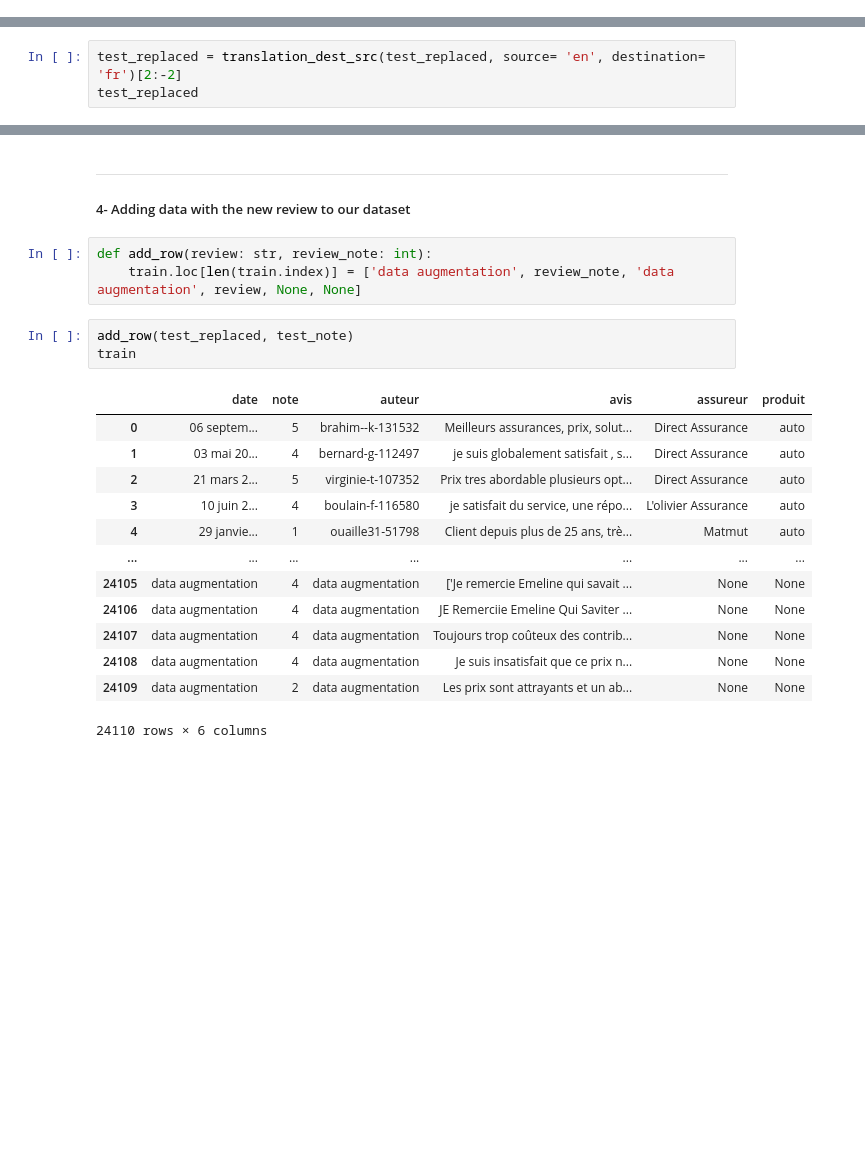
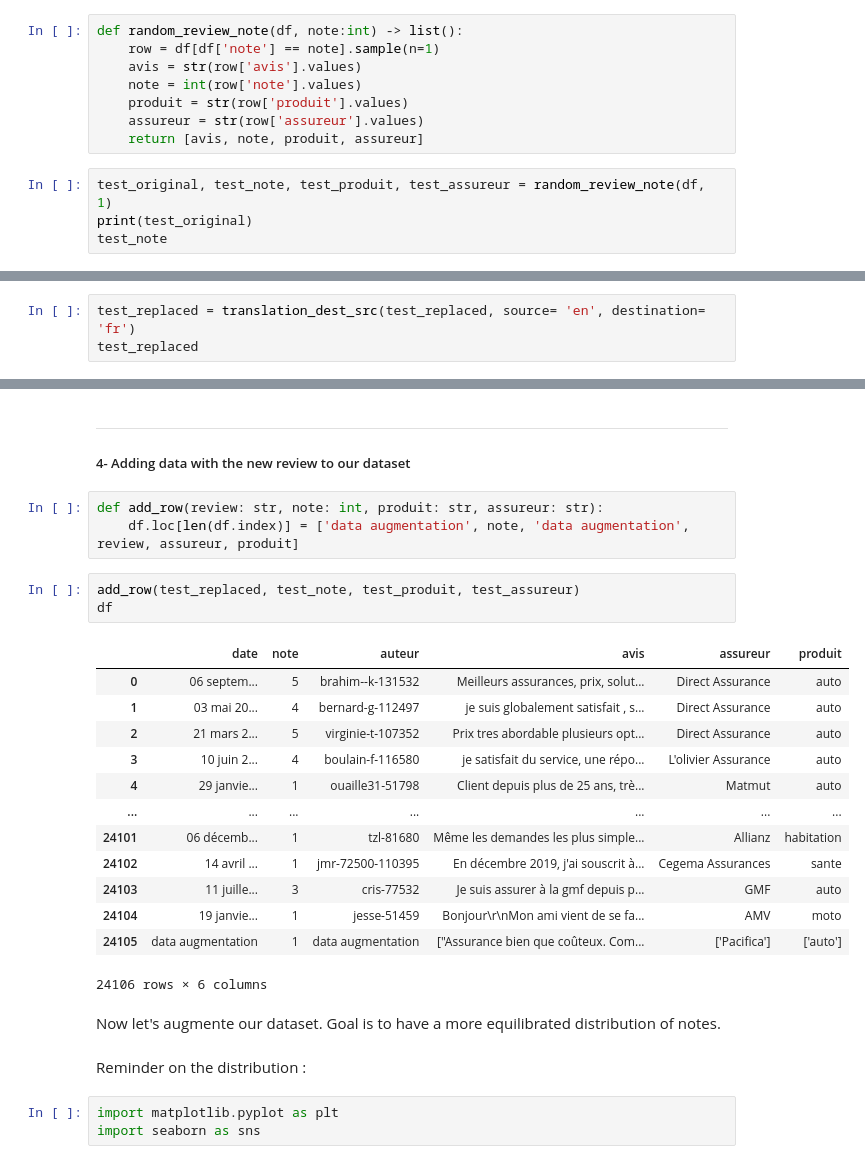
Before and after one commit to mattcln/Review_grades_classification, a Jupyter notebook: Notebooks/Data_augmentation.ipynb, the cells around one changed output, grey strips where cells are left out. Saved outputs shown, nothing was run; the diff lists cells and outputs as text; blank space fills up the shorter version.

Commit message:
First augmentation pickle

```diff
--- a/Notebooks/Data_augmentation.ipynb
+++ b/Notebooks/Data_augmentation.ipynb
@@ -56,0 +53,12 @@ test_original
+# %%
+def random_review_note(df, note:int) -> list():
+    row = df[df['note'] == note].sample(n=1)
+    avis = str(row['avis'].values)
+    note = int(row['note'].values)
+    produit = str(row['produit'].values)
+    assureur = str(row['assureur'].values)
+    return [avis, note, produit, assureur]
+# %%
+test_original, test_note, test_produit, test_assureur = random_review_note(df, 1)
+print(test_original)
+test_note
@@ -137,6 +136,6 @@ Couldn't find the most similar word.
 --------------------------------
 ##### 3- Traduction from english to french
 # %%
-test_replaced = translation_dest_src(test_replaced, source= 'en', destination= 'fr')[2:-2]
+test_replaced = translation_dest_src(test_replaced, source= 'en', destination= 'fr')
 test_replaced
 # %% [output]
@@ -149,22 +148,29 @@ test_original
 --------------------------------
 ##### 4- Adding data with the new review to our dataset
 # %%
-def add_row(review: str, review_note: int):
-    train.loc[len(train.index)] = ['data augmentation', review_note, 'data augmentation', review, None, None]
+def add_row(review: str, note: int, produit: str, assureur: str):
+    df.loc[len(df.index)] = ['data augmentation', note, 'data augmentation', review, assureur, produit]
 # %%
-add_row(test_replaced, test_note)
-train
+add_row(test_replaced, test_note, test_produit, test_assureur)
+df
 # %% [output]
 |  | date | note | auteur | avis | assureur | produit |
 | 0 | 06 septem... | 5 | brahim--k-131532 | Meilleurs assurances, prix, solut... | Direct Assurance | auto |
 | 1 | 03 mai 20... | 4 | bernard-g-112497 | je suis globalement satisfait , s... | Direct Assurance | auto |
 | 2 | 21 mars 2... | 5 | virginie-t-107352 | Prix tres abordable plusieurs opt... | Direct Assurance | auto |
 | 3 | 10 juin 2... | 4 | boulain-f-116580 | je satisfait du service, une répo... | L'olivier Assurance | auto |
 | 4 | 29 janvie... | 1 | ouaille31-51798 | Client depuis plus de 25 ans, trè... | Matmut | auto |
 | ... | ... | ... | ... | ... | ... | ... |
-| 24105 | data augmentation | 4 | data augmentation | ['Je remercie Emeline qui savait ... | None | None |
-| 24106 | data augmentation | 4 | data augmentation | JE Remerciie Emeline Qui Saviter ... | None | None |
-| 24107 | data augmentation | 4 | data augmentation | Toujours trop coûteux des contrib... | None | None |
-| 24108 | data augmentation | 4 | data augmentation | Je suis insatisfait que ce prix n... | None | None |
-| 24109 | data augmentation | 2 | data augmentation | Les prix sont attrayants et un ab... | None | None |
+| 24101 | 06 décemb... | 1 | tzl-81680 | Même les demandes les plus simple... | Allianz | habitation |
+| 24102 | 14 avril ... | 1 | jmr-72500-110395 | En décembre 2019, j'ai souscrit à... | Cegema Assurances | sante |
+| 24103 | 11 juille... | 3 | cris-77532 | Je suis assurer à la gmf depuis p... | GMF | auto |
+| 24104 | 19 janvie... | 1 | jesse-51459 | Bonjour\r\nMon ami vient de se fa... | AMV | moto |
+| 24105 | data augmentation | 1 | data augmentation | ["Assurance bien que coûteux. Com... | ['Pacifica'] | ['auto'] |
-24110 rows × 6 columns
+24106 rows × 6 columns
+# %% [markdown]
+Now let's augmente our dataset. Goal is to have a more equilibrated distribution of notes.
+# %% [markdown]
+Reminder on the distribution :
+# %%
+import matplotlib.pyplot as plt
+import seaborn as sns
```
Also changed, not shown: parts of 22 cells of this notebook, 5 other files.
